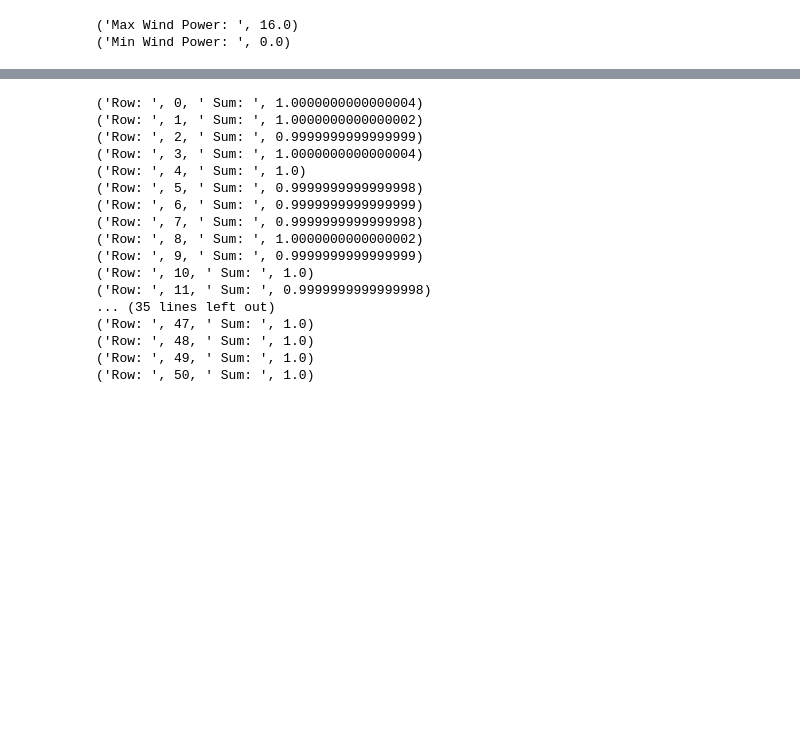
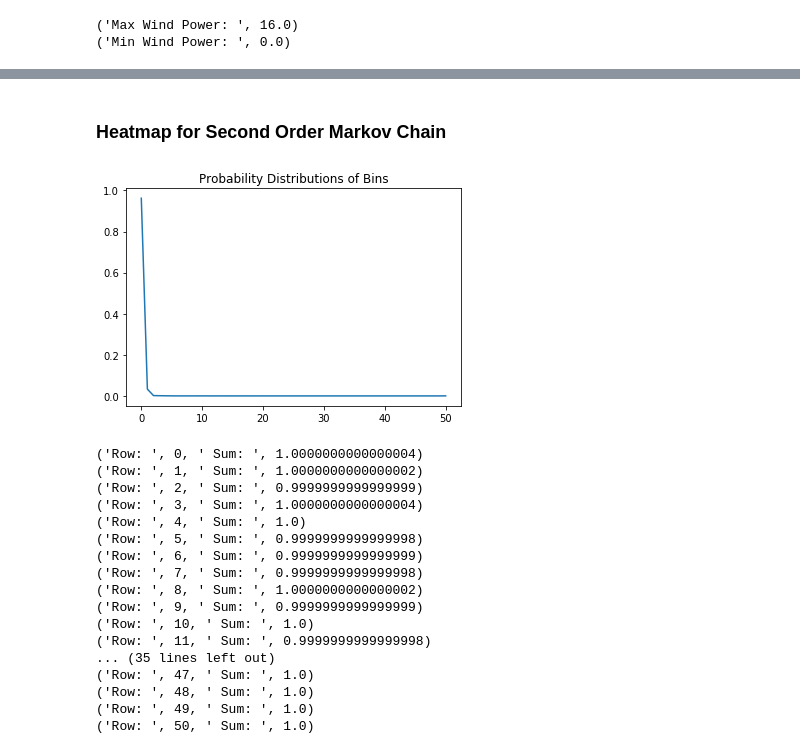
Before and after one commit to divyam-khandelwal/Thesis-Wind-Power-Prediction-Model, a Jupyter notebook: Wind Data Analysis.ipynb, the cells around one changed output, grey strips where cells are left out. Saved outputs shown, nothing was run; the diff lists cells and outputs as text; code cells hidden in the pictures; blank space fills up the shorter version.

Commit message:
Second order transition matrix

```diff
--- a/Wind Data Analysis.ipynb
+++ b/Wind Data Analysis.ipynb
@@ -56,3 +86,48 @@ num_data_points = data['Power'].count()
+# %% [markdown]
+### Heatmap for Second Order Markov Chain
+# %%
+# Normalise each row of transition matrix
+
+for index, row in enumerate(second_order_transition_mtx):
+    sum = 0
+    for elem in second_order_transition_mtx[index]:
+        sum += elem
+    if sum != 0:
+        second_order_transition_mtx[index] = [x / sum for x in second_order_transition_mtx[index]]
+
+# Plot heatmap
+
+# y, x = np.meshgrid(np.linspace(min_wind_power, max_wind_power, n_bins), np.linspace(min_wind_power, max_wind_power, n_bins))
+
+# z = np.array(second_order_transition_mtx)
+# #print(z)
+# # x and y are bounds, so z should be the value *inside* those bounds.
+# # Therefore, remove the last value from the z array.
+# z = z[:-1, :-1]
+# z_min, z_max = np.abs(z).min(), np.abs(z).max() # Tweak parameter for
+
+# fig, ax = plt.subplots()
+
+# c = ax.pcolormesh(x, y, z, cmap='RdBu', vmin=z_min, vmax=z_max)
+# ax.set_title('1st Order Markov Chain Heatmap')
+# # set the limits of the plot to the limits of the data
+# ax.axis([x.min(), x.max(), y.min(), y.max()])
+# fig.colorbar(c, ax=ax)
+
+# plt.show()
+
+numpy_transition_mtx = np.array(second_order_transition_mtx)
+
+num_plots = 0
+for index in range(len(second_order_transition_mtx)):
+    plt.plot(numpy_transition_mtx[index,:])
+    num_plots += 1
+#     if num_plots == 25:
+#         break
+plt.title("Probability Distributions of Bins")
+plt.show()
+# %% [output]
+[figure, added]
 # %%
 # Normalise each row of transition matrix
 
```
Also changed, not shown: parts of 2 cells of this notebook.
